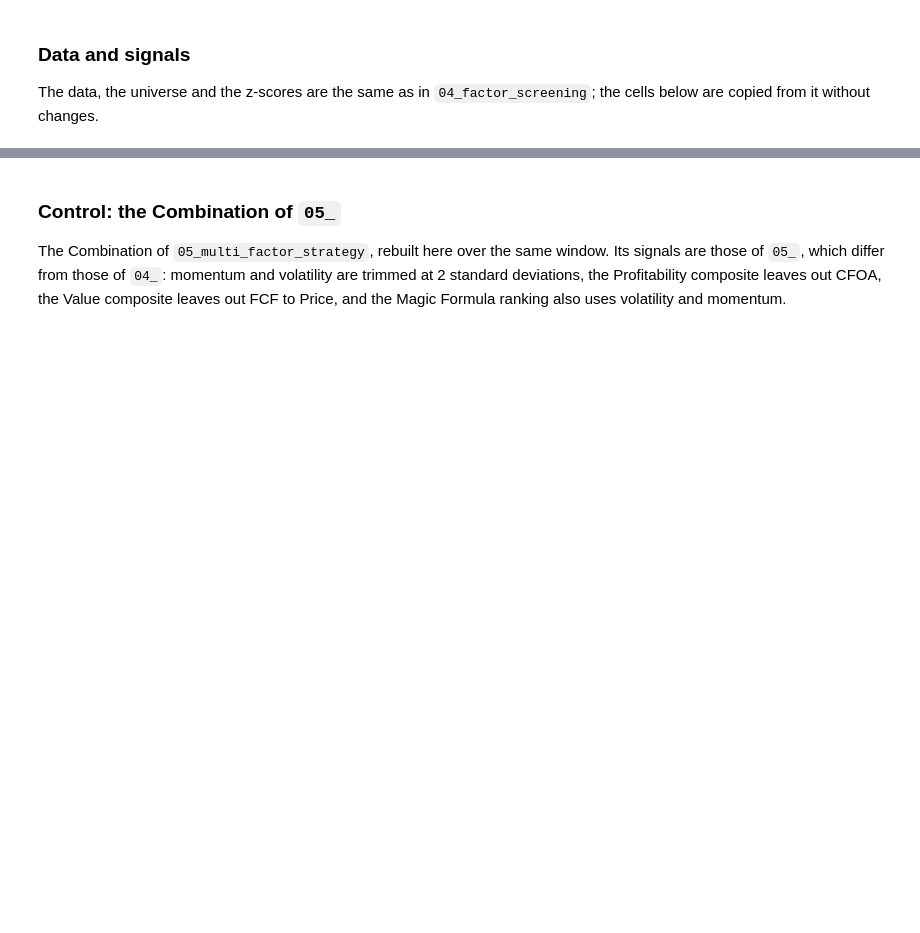
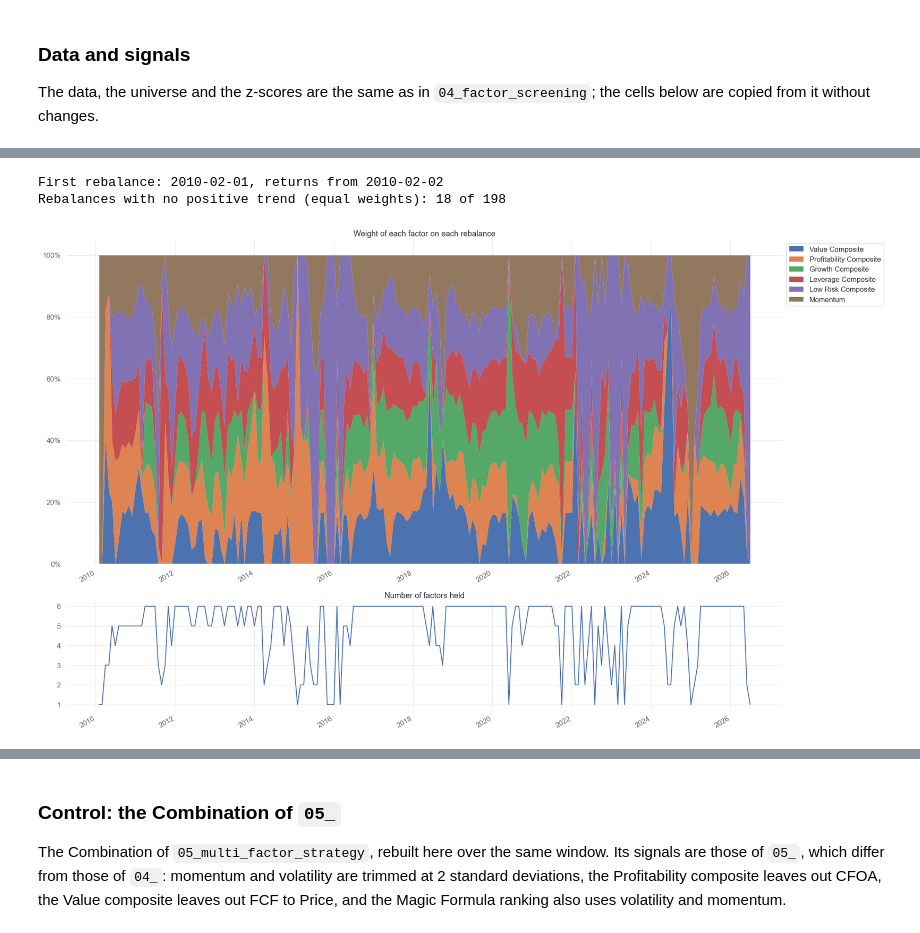
Before and after one commit to pedroandion/brazil-equity-factors, a Jupyter notebook: 06_factor_trend_long_only.ipynb, the cells around one changed output, grey strips where cells are left out. Drawn from its saved outputs; the diff is of its cells as text; code cells hidden in the pictures; blank space fills up the shorter version.

```diff
--- a/06_factor_trend_long_only.ipynb
+++ b/06_factor_trend_long_only.ipynb
@@ -431,0 +380,45 @@ First rebalance: 2010-02-01, returns from 2010-02-02
+# %%
+def trend_weights(s):
+    # Returns the weight of each factor, given the trend signals of the day before the rebalance
+    s = s.dropna()
+    if len(s) == 0:
+        return pd.Series(dtype = float)
+    positive = s.clip(lower = 0)
+    if positive.sum() > 0:
+        return positive / positive.sum()
+    return pd.Series(1 / len(s), index = s.index)
+
+def equal_weights(s):
+    # Control: all eligible factors with equal weights
+    s = s.dropna()
+    return pd.Series(1 / len(s), index = s.index) if len(s) > 0 else pd.Series(dtype = float)
+
+rules = {'Trend': trend_weights, 'All equal': equal_weights}
+
+# Factor weights of each rule, indexed by the rebalancing date
+factor_weights = {name: pd.DataFrame({dt: rule(monthly_signal.loc[dt]) for dt in trade_dates}).T.reindex(index = trade_dates, columns = trend_factors).fillna(0)
+                  for name, rule in rules.items()}
+
+# The strategy starts on the first rebalance with an eligible factor
+first_rebalance = factor_weights['Trend'].sum(axis = 1).gt(0).idxmax()
+start_date = prices_df.index[prices_df.index.get_loc(first_rebalance) + 1]
+first_signal_date = signal_dates[trade_dates.index(first_rebalance)]
+
+no_positive = (monthly_signal.loc[first_rebalance:].clip(lower = 0).sum(axis = 1) == 0).sum()
+print(f'First rebalance: {first_rebalance.date()}, returns from {start_date.date()}')
+print(f'Rebalances with no positive trend (equal weights): {no_positive} of {len(monthly_signal.loc[first_rebalance:])}')
+# %% [output]
+First rebalance: 2010-02-01, returns from 2010-02-02
+Rebalances with no positive trend (equal weights): 18 of 198
+# %%
+# Weight of each factor over time
+fig, axes = plt.subplots(2, 1, figsize = (20, 12), gridspec_kw = {'height_ratios': [3, 1]})
+factor_weights['Trend'].loc[first_rebalance:].plot.area(ax = axes[0], linewidth = 0, title = 'Weight of each factor on each rebalance')
+axes[0].yaxis.set_major_formatter(ticker.PercentFormatter(1.0, decimals = 0))
+axes[0].legend(loc = 'upper left', bbox_to_anchor = (1, 1))
+(factor_weights['Trend'].loc[first_rebalance:] > 0).sum(axis = 1).plot(ax = axes[1], title = 'Number of factors held')
+for ax in axes:
+    ax.grid(True)
+plt.tight_layout()
+# %% [output]
+[figure, added]
```
Also changed, not shown: parts of 55 cells of this notebook.
